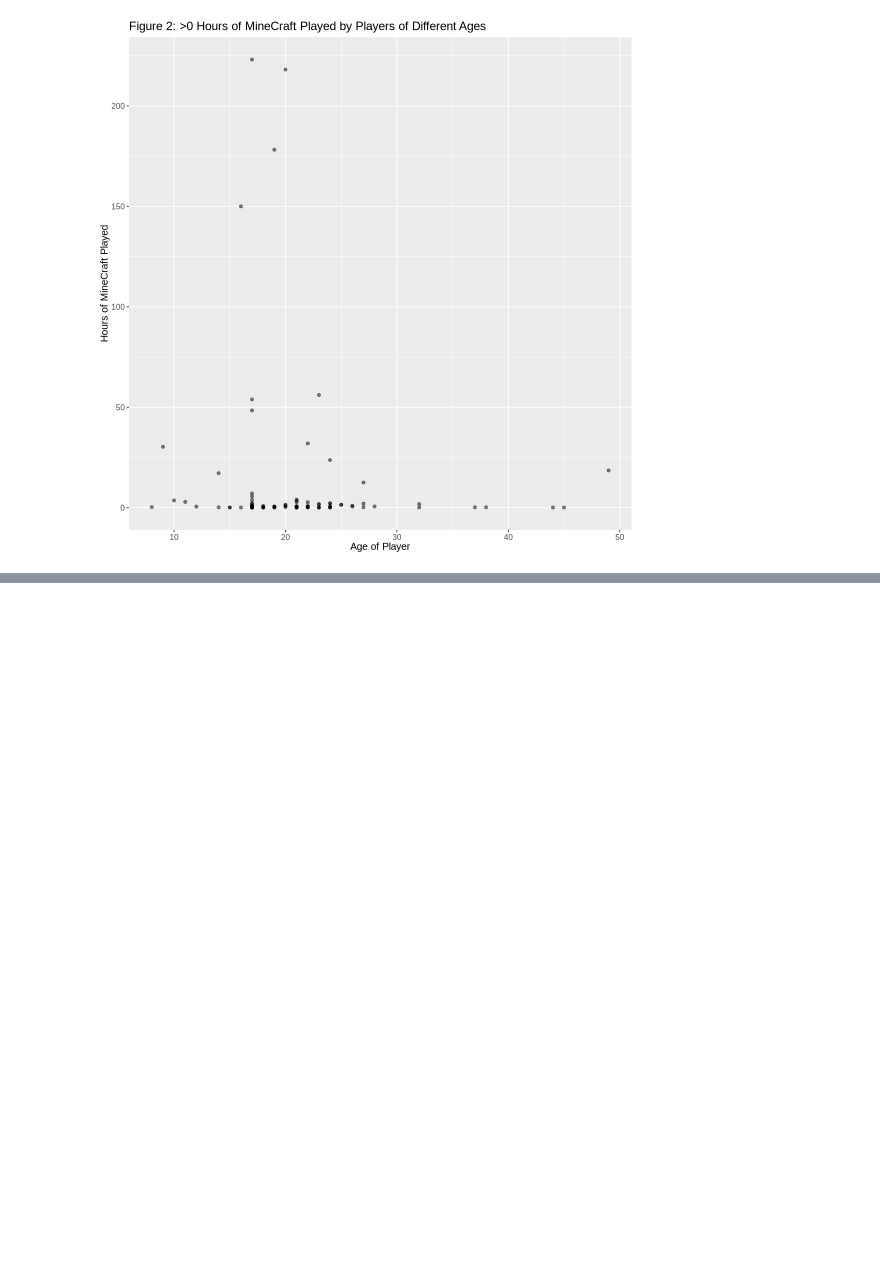
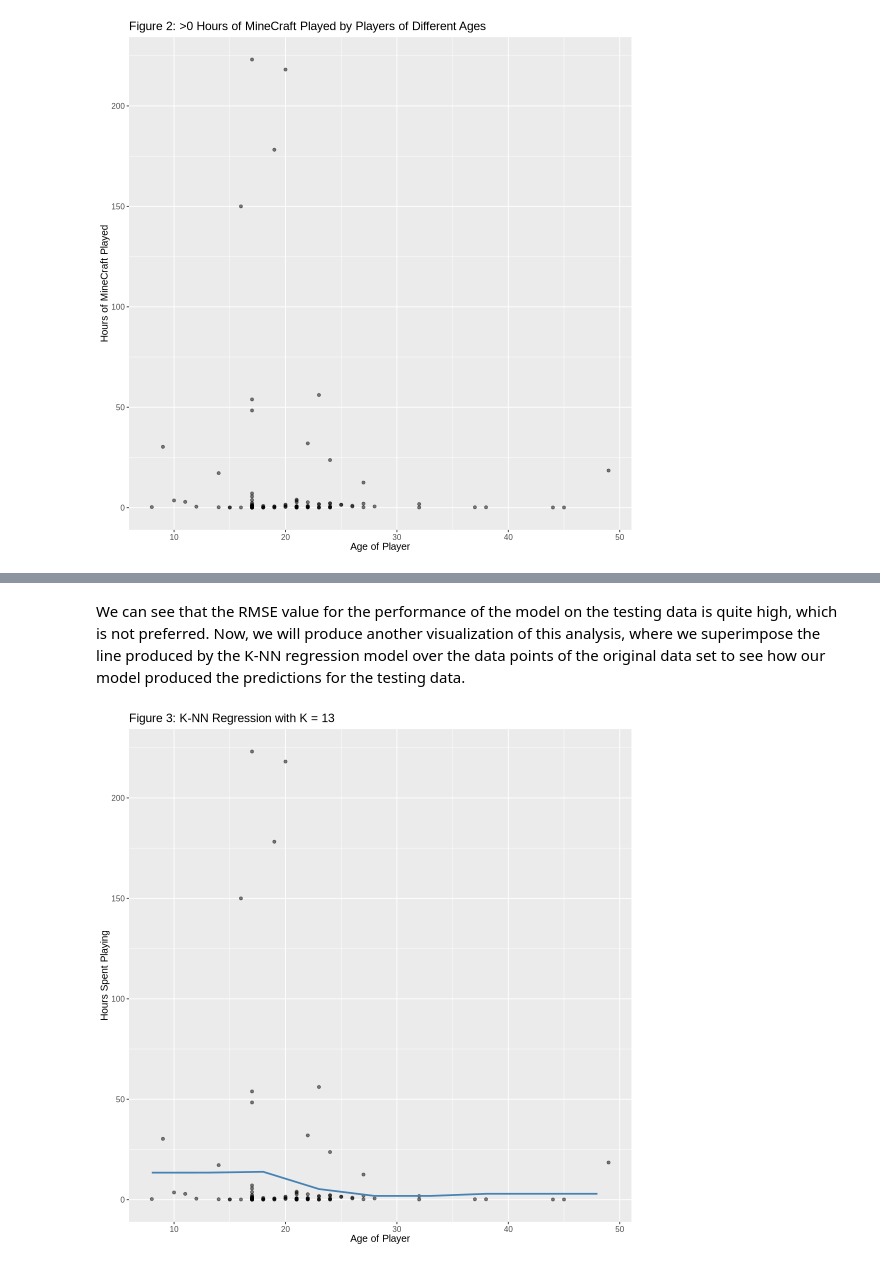
Before and after one commit to kllyprk/dsci100-finalproject, a Jupyter notebook: minecraft-project.ipynb, the cells around one changed output, grey strips where cells are left out. Drawn from its saved outputs; the diff is of its cells as text; code cells hidden in the pictures; blank space fills up the shorter version.

Commit message:
Created final visualisation of analysis

```diff
--- a/minecraft-project.ipynb
+++ b/minecraft-project.ipynb
@@ -124,0 +125,5 @@ A tibble: 6 × 2
+# %%
+#split the data into training and testing sets
+players_split <- initial_split(players_0, prop = 0.75, strata = played_hours)
+players_train <- training(players_split)
+players_test <- testing(players_split)
@@ -124,0 +183,10 @@ A tibble: 6 × 2
+# %%
+players_spec13 <- nearest_neighbor(weight_func = "rectangular", neighbors = 13) |>
+    set_engine("kknn") |>
+    set_mode("regression")
+
+players_fit <- workflow() |>
+    add_recipe(players_recipe) |>
+    add_model(players_spec13) |>
+    fit(data = players_train)
+players_fit
@@ -124,0 +227,26 @@ A tibble: 6 × 2
+# %% [markdown]
+We can see that the RMSE value for the performance of the model on the testing data is quite high, which is not preferred. Now, we will produce another visualization of this analysis, where we superimpose the line produced by the K-NN regression model over the data points of the original data set to see how our model produced the predictions for the testing data.
+# %%
+age_grid <- tibble(
+        age = seq(
+            from = players_0 |> select(age) |> min(),
+            to = players_0 |> select(age) |> max(),
+            by = 5))
+
+players_pred <- players_fit |>
+    predict(age_grid) |>
+    bind_cols(age_grid)
+
+players_plot <- players_0 |>
+    ggplot(aes(x = age, y = played_hours)) +
+    geom_point(alpha = 0.5) +
+    geom_line(data = players_pred,
+              mapping = aes(x = age, y = .pred),
+              color = "steelblue",
+              linewidth = 1) +
+    labs(x = "Age of Player", y = "Hours Spent Playing") +
+    ggtitle("Figure 3: K-NN Regression with K = 13") +
+    theme(text = element_text(size = 12))
+players_plot
+# %% [output]
+[figure, added]
```
Also changed, not shown: parts of 9 cells of this notebook.
